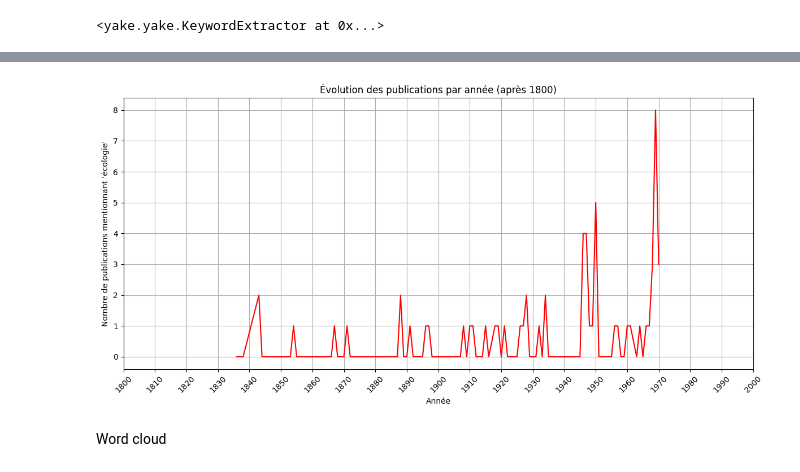
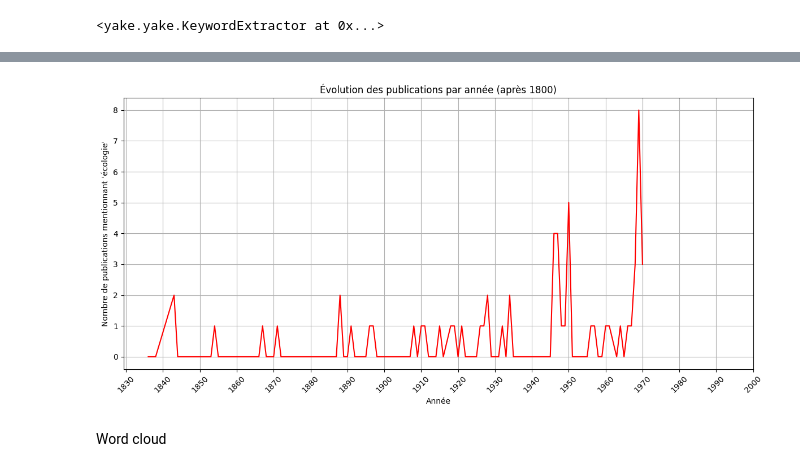
Before and after one commit to 00atal/tac, a Jupyter notebook: tps/tp4/TP4.ipynb, the cells around one changed output, grey strips where cells are left out. Drawn from its saved outputs; the diff is of its cells as text; code cells hidden in the pictures.

```diff
--- a/tps/tp4/TP4.ipynb
+++ b/tps/tp4/TP4.ipynb
@@ -159,10 +159,9 @@ Le Soir : 10.17% du corpus
 Le Drapeau rouge : 1.42% du corpus
 La Presse : 0.00% du corpus
 # %%
-#Extraction des années de parution des articles
-
-# Extraire les années
 years = []
+months = []
+count_month = defaultdict(int)
 
 for filename in os.listdir(path):
     # Ignorer certains fichiers
@@ -170,13 +169,21 @@ for filename in os.listdir(path):
         continue
 
     # Première nomenclature : KB_JB421_1901-02-18_01-00001
-    match1 = re.search(r'KB_JB\d+_(\d{4})-\d{2}-\d{2}', filename)
+    match1 = re.search(r'KB_JB\d+_(\d{4})-(\d{2})-\d{2}', filename)
     if match1:
-        years.append(match1.group(1))
+        year = match1.group(1)
+        month = match1.group(2)
+        years.append(year)
+        months.append(month)
+        count_month[month] += 1
         continue
 
     # Deuxième nomenclature : BE-KBR00_15463334_19890701_137_00_00_0_01_0079_29699927
-    match2 = re.search(r'BE-KBR00_\d+_(\d{4})\d{4}_', filename)
+    match2 = re.search(r'BE-KBR00_\d+_(\d{4})(\d{2})\d{2}_', filename)
     if match2:
-        years.append(match2.group(1))
+        year = match2.group(1)
+        month = match2.group(2)
+        years.append(year)
+        months.append(month)
+        count_month[month] += 1
         continue
@@ -284,12 +295,13 @@ kw_extractor
 files = [
     f for f in sorted(os.listdir(path))
     if os.path.isfile(os.path.join(path, f))
-    and f not in ["_README.txt", "all.txt"]
+    and f not in ["_README.txt", "all.txt","keywords.txt"]
 ]
 
 all_keywords = []
 
 for f in files:
+
     text = open(os.path.join(path, f), 'r', encoding="utf-8").read()
 
     keywords = kw_extractor.extract_keywords(text)
@@ -337,10 +349,10 @@ target_keywords = [
     "écologie sociale",    "écologie marine",    "écologie forestière",    "écologie humaine",    "transition écologique",    "solutions écologiques",    "préservation écologique"
 ]
 for f in sorted(files):
-    if f in ["_README.txt", "all.txt"]:
+    if f in ["_README.txt", "all.txt", "keywords.txt"]:
         continue
 
-    file_path = os.path.join(data_path, f)
+    file_path = os.path.join(path, f)
     with open(file_path, 'r', encoding="utf-8") as file:
         text = file.read()
 
@@ -358,36 +370,36 @@ year_counts = Counter()
 for f in files:
     file_path = os.path.join(path, f)
     with open(file_path, 'r', encoding='utf-8') as file:
         text = file.read().lower()
 
-    # Extraire l'année depuis le nom de fichier (ex: 1946 dans "article_1946.txt")
+    # Extraire l'année depuis le nom de fichier
     match = re.search(r'(\d{4})', f)
     if match:
         year = int(match.group(1))
         count = text.count('écologie')
         year_counts[year] += count
 
 # Trier les années et filtrer celles >= 1800
 years = sorted([y for y in year_counts.keys() if y >= 1800])
 counts = [year_counts[y] for y in years]
 
 # Créer le graphique en courbe continue
 plt.figure(figsize=(12,6))
 plt.plot(years, counts, linestyle='-', color='red')  # ligne continue
 plt.xlabel("Année")
 plt.ylabel("Nombre de publications mentionnant 'écologie'")
 plt.title("Évolution des publications par année (après 1800)")
 plt.grid(True)
 
 # Graduations tous les 50 ans à partir de 1800
-start_year = 1800
+start_year = 1830
 end_year = (max(years) // 50 + 1) * 50
 plt.xticks(range(start_year, end_year + 1, 10), rotation=45)
 
 plt.tight_layout()
 plt.show()
 # %% [output]
-[figure, old version]
+[figure, new version]
 # %% [markdown]
 Word cloud
 # %%
```
Also changed, not shown: parts of 8 cells of this notebook.
